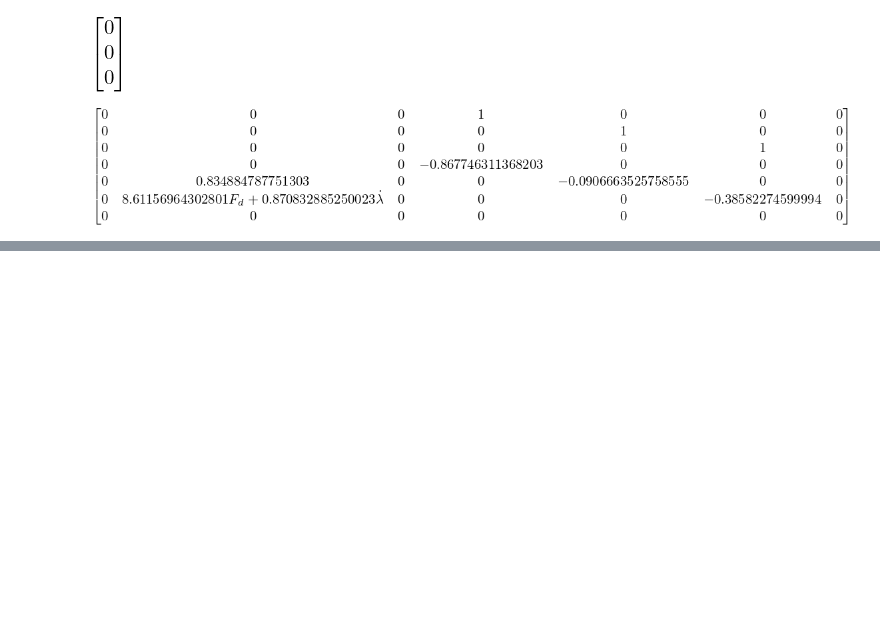
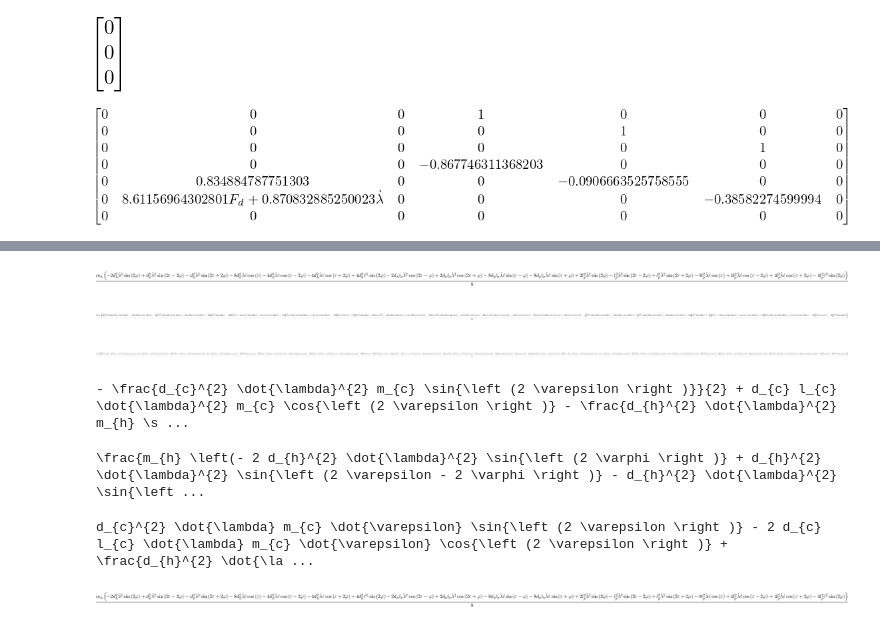
Before and after one commit to Rojetto/helicopter_thesis_code, a Jupyter notebook: scripts/model_derivation_new_frames.ipynb, the cells around one changed output, grey strips where cells are left out. Drawn from its saved outputs; the diff is of its cells as text; code cells hidden in the pictures; blank space fills up the shorter version.

```diff
--- a/scripts/model_derivation_new_frames.ipynb
+++ b/scripts/model_derivation_new_frames.ipynb
@@ -645,0 +656,2 @@ C*A*A
+# %%
+C = simplify(C)
@@ -645,0 +662,28 @@ C*A*A
+# %%
+C[0]
+# %% [output]
+[figure, added]
+# %%
+TR10(C[0])
+# %% [output]
+[figure, added]
+# %%
+TR11(TR10(C[0]))
+# %% [output]
+[figure, added]
+# %%
+print(latex(C[1]))
+# %% [output]
+- \frac{d_{c}^{2} \dot{\lambda}^{2} m_{c} \sin{\left (2 \varepsilon \right )}}{2} + d_{c} l_{c} \dot{\lambda}^{2} m_{c} \cos{\left (2 \varepsilon \right )} - \frac{d_{h}^{2} \dot{\lambda}^{2} m_{h} \s ...
+# %%
+print(latex(C[0]))
+# %% [output]
+\frac{m_{h} \left(- 2 d_{h}^{2} \dot{\lambda}^{2} \sin{\left (2 \varphi \right )} + d_{h}^{2} \dot{\lambda}^{2} \sin{\left (2 \varepsilon - 2 \varphi \right )} - d_{h}^{2} \dot{\lambda}^{2} \sin{\left ...
+# %%
+print(latex(C[2]))
+# %% [output]
+d_{c}^{2} \dot{\lambda} m_{c} \dot{\varepsilon} \sin{\left (2 \varepsilon \right )} - 2 d_{c} l_{c} \dot{\lambda} m_{c} \dot{\varepsilon} \cos{\left (2 \varepsilon \right )} + \frac{d_{h}^{2} \dot{\la ...
+# %%
+C[0]
+# %% [output]
+[figure, added]
```
Also changed, not shown: parts of 7 cells of this notebook, 1 other file.
